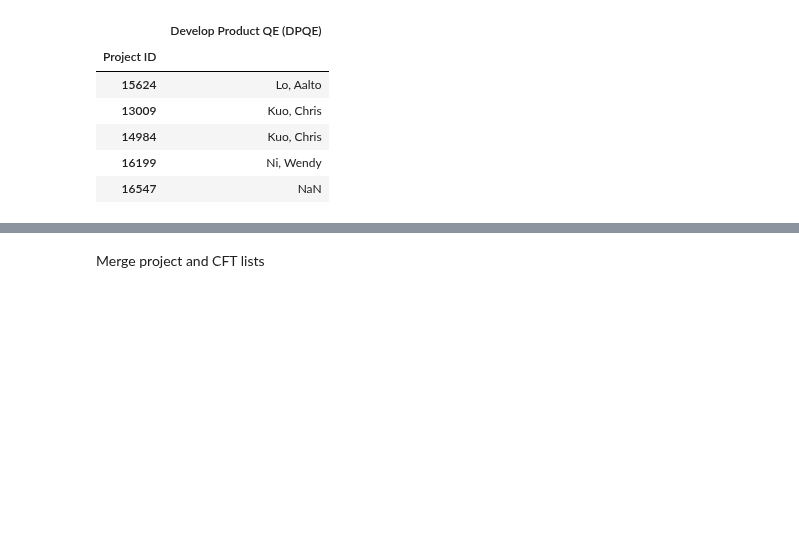
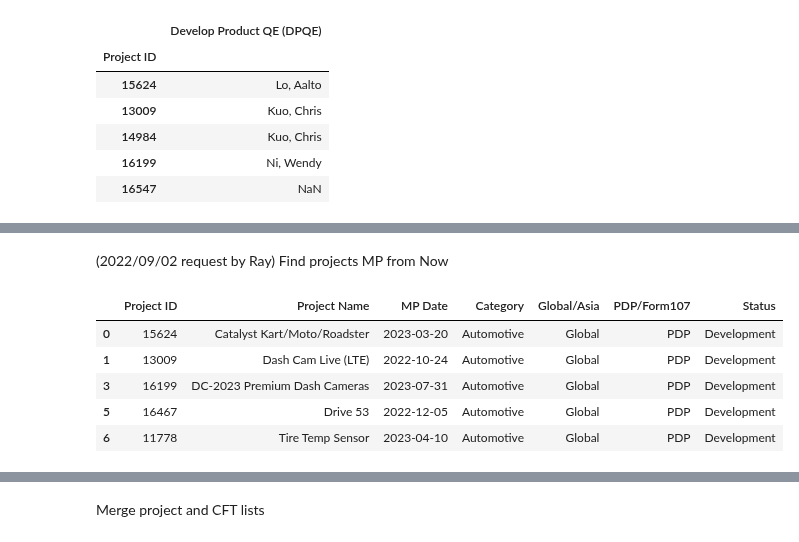
Before and after one commit to CPWRF/Projects, a Jupyter notebook: GMLA loading analysis/PMsystem_PRweb/LoadingAnalysis_PRweb _PMsystem.ipynb, the cells around one changed output, grey strips where cells are left out. Saved outputs shown, nothing was run; the diff lists cells and outputs as text; code cells hidden in the pictures; blank space fills up the shorter version.

```diff
--- a/GMLA loading analysis/PMsystem_PRweb/LoadingAnalysis_PRweb _PMsystem.ipynb
+++ b/GMLA loading analysis/PMsystem_PRweb/LoadingAnalysis_PRweb _PMsystem.ipynb
@@ -43,3 +44,17 @@ pmsystem_project.head()
 | 14984 | Dash Cam Live (LTE), ASIA | NaT | 2022-03-31 | 2022-11-07 | 2022-10-17 | Asia | ... |
 | 16199 | DC-2023 Premium Dash Cameras | 2022-12-22 | 2023-05-10 | 2023-07-31 | 2023-05-31 | Global | ... |
 | 16547 | DC-2023 Premium Dash Cameras, Asia | NaT | NaT | NaT | NaT | Asia | ... |
+# %% [markdown]
+(2022/09/02 request by Ray) Find projects MP from Now
+# %%
+pmsystem_project2 = pd.read_excel(pmsystem_project_list_file, usecols=[0,1,5,8,9,10,12],
+    parse_dates=[2,3,4,5], engine='openpyxl')
+pmsystem_project2 = pmsystem_project2[pmsystem_project2['Global/Asia']=='Global']
+pmsystem_project2.head()
+# %% [output]
+|  | Project ID | Project Name | MP Date | Category | Global/Asia | PDP/Form107 | Status |
+| 0 | 15624 | Catalyst Kart/Moto/Roadster | 2023-03-20 | Automotive | Global | PDP | Development |
+| 1 | 13009 | Dash Cam Live (LTE) | 2022-10-24 | Automotive | Global | PDP | Development |
+| 3 | 16199 | DC-2023 Premium Dash Cameras | 2023-07-31 | Automotive | Global | PDP | Development |
+| 5 | 16467 | Drive 53 | 2022-12-05 | Automotive | Global | PDP | Development |
+| 6 | 11778 | Tire Temp Sensor | 2023-04-10 | Automotive | Global | PDP | Development |
```
Also changed, not shown: parts of 7 cells of this notebook, 6 other files.
